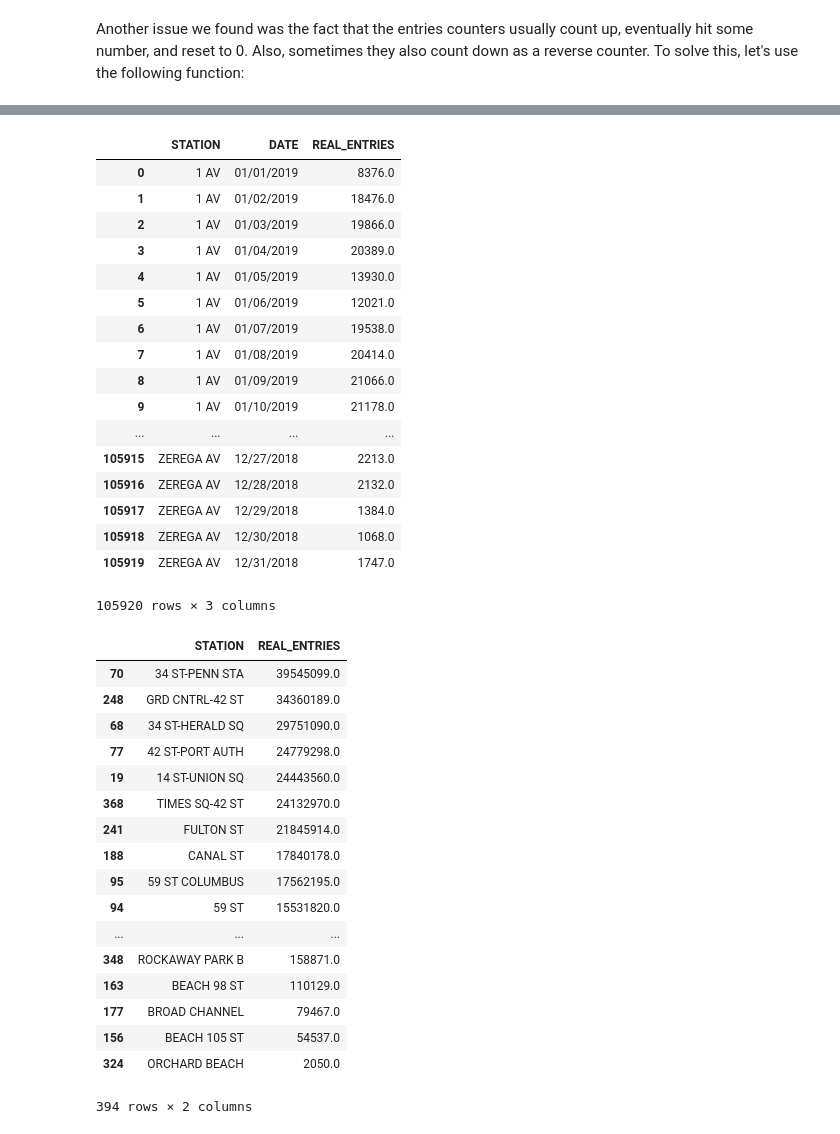
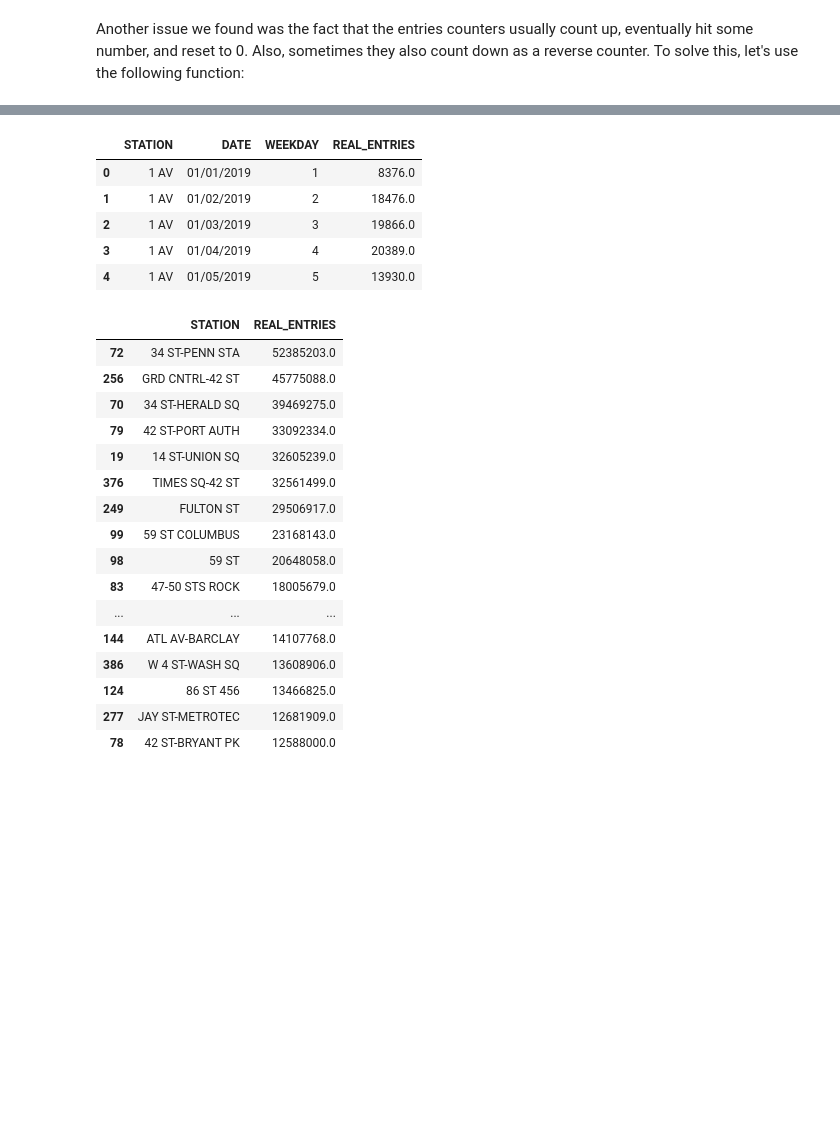
Before and after one commit to liviasalgueiro/Metis_Project-1, a Jupyter notebook: BlackBelt_Benson_Project.ipynb, the cells around one changed output, grey strips where cells are left out. Cells and saved outputs as stored; diff of their text form; code cells hidden in the pictures; blank space fills up the shorter version.

```diff
--- a/BlackBelt_Benson_Project.ipynb
+++ b/BlackBelt_Benson_Project.ipynb
@@ -129,7 +129,7 @@ memory usage: 723.5+ MB
 # %%
-# Since we want only the last quarter of 2018, let's remove the rows containing 2 september dates (29 and 30):
-sep = (df["DATE"] == '09/29/2018') | (df["DATE"] == '09/30/2018')
-df.drop(df[sep].index, inplace=True)
+# # Since we want only the last quarter of 2018, let's remove the rows containing 2 september dates (29 and 30):
+# sep = (df["DATE"] == '09/29/2018') | (df["DATE"] == '09/30/2018')
+# df.drop(df[sep].index, inplace=True)
 # %%
 sorted(df["DATE"].unique())
 # no more september dates
@@ -326,6 +326,10 @@ prob = ((df["STATION"] == '14 ST') |
 (df["STATION"] == '23 ST') |
 (df["STATION"] == '86 ST') |
 (df["STATION"] == '96 ST') |
+(df["STATION"] == 'CANAL ST') |
+(df["STATION"] == 'CHAMBERS ST') |
+(df["STATION"] == '50 ST') |
+(df["STATION"] == '28 ST') |
 (df["STATION"] == '125 ST'))
 df_prob = df[prob]
 # %%
@@ -485,0 +490,3 @@ df[df["STATION"] == "GRD CNTRL-42 ST"].sort_values(by=["REAL_ENTRIES"],ascending
+# %%
+df["WEEKDAY"] = df["DATE_TIME"].dt.dayofweek
+df.head()
@@ -485,0 +500,3 @@ df[df["STATION"] == "GRD CNTRL-42 ST"].sort_values(by=["REAL_ENTRIES"],ascending
+# %%
+df = df.assign(SESSION=pd.cut(df.DATE_TIME.dt.hour,[0,6,12,18,24],labels=['Dawn','Morning','Afternoon','Evening']))
+df
@@ -499,29 +535,17 @@ sns.distplot(df['REAL_ENTRIES']
 # %%
 # Let's first get the daily entries by station:
 stations_daily = \
-    (df.groupby(['STATION','DATE'])['REAL_ENTRIES'].sum()
+    (df.groupby(['STATION','DATE',"WEEKDAY"])['REAL_ENTRIES'].sum()
                  .reset_index())
 
-stations_daily
+stations_daily.head()
 # %% [output]
-|  | STATION | DATE | REAL_ENTRIES |
-| 0 | 1 AV | 01/01/2019 | 8376.0 |
-| 1 | 1 AV | 01/02/2019 | 18476.0 |
-| 2 | 1 AV | 01/03/2019 | 19866.0 |
-| 3 | 1 AV | 01/04/2019 | 20389.0 |
-| 4 | 1 AV | 01/05/2019 | 13930.0 |
-| 5 | 1 AV | 01/06/2019 | 12021.0 |
-| 6 | 1 AV | 01/07/2019 | 19538.0 |
-| 7 | 1 AV | 01/08/2019 | 20414.0 |
-| 8 | 1 AV | 01/09/2019 | 21066.0 |
-| 9 | 1 AV | 01/10/2019 | 21178.0 |
-| ... | ... | ... | ... |
-| 105915 | ZEREGA AV | 12/27/2018 | 2213.0 |
-| 105916 | ZEREGA AV | 12/28/2018 | 2132.0 |
-| 105917 | ZEREGA AV | 12/29/2018 | 1384.0 |
-| 105918 | ZEREGA AV | 12/30/2018 | 1068.0 |
-| 105919 | ZEREGA AV | 12/31/2018 | 1747.0 |
+|  | STATION | DATE | WEEKDAY | REAL_ENTRIES |
+| 0 | 1 AV | 01/01/2019 | 1 | 8376.0 |
+| 1 | 1 AV | 01/02/2019 | 2 | 18476.0 |
+| 2 | 1 AV | 01/03/2019 | 3 | 19866.0 |
+| 3 | 1 AV | 01/04/2019 | 4 | 20389.0 |
+| 4 | 1 AV | 01/05/2019 | 5 | 13930.0 |
-105920 rows × 3 columns
 # %%
 # To discover the stations with more entries:
 stations = \
@@ -529,24 +553,23 @@ stations = \
                    .reset_index()
                    .sort_values(by='REAL_ENTRIES',ascending=False))
 
-stations
+stations.head(20)
 # %% [output]
 |  | STATION | REAL_ENTRIES |
-| 70 | 34 ST-PENN STA | 39545099.0 |
-| 248 | GRD CNTRL-42 ST | 34360189.0 |
-| 68 | 34 ST-HERALD SQ | 29751090.0 |
-| 77 | 42 ST-PORT AUTH | 24779298.0 |
-| 19 | 14 ST-UNION SQ | 24443560.0 |
-| 368 | TIMES SQ-42 ST | 24132970.0 |
-| 241 | FULTON ST | 21845914.0 |
-| 188 | CANAL ST | 17840178.0 |
-| 95 | 59 ST COLUMBUS | 17562195.0 |
-| 94 | 59 ST | 15531820.0 |
+| 72 | 34 ST-PENN STA | 52385203.0 |
+| 256 | GRD CNTRL-42 ST | 45775088.0 |
+| 70 | 34 ST-HERALD SQ | 39469275.0 |
+| 79 | 42 ST-PORT AUTH | 33092334.0 |
+| 19 | 14 ST-UNION SQ | 32605239.0 |
+| 376 | TIMES SQ-42 ST | 32561499.0 |
+| 249 | FULTON ST | 29506917.0 |
+| 99 | 59 ST COLUMBUS | 23168143.0 |
+| 98 | 59 ST | 20648058.0 |
+| 83 | 47-50 STS ROCK | 18005679.0 |
 | ... | ... | ... |
-| 348 | ROCKAWAY PARK B | 158871.0 |
-| 163 | BEACH 98 ST | 110129.0 |
-| 177 | BROAD CHANNEL | 79467.0 |
-| 156 | BEACH 105 ST | 54537.0 |
-| 324 | ORCHARD BEACH | 2050.0 |
+| 144 | ATL AV-BARCLAY | 14107768.0 |
+| 386 | W 4 ST-WASH SQ | 13608906.0 |
+| 124 | 86 ST 456 | 13466825.0 |
+| 277 | JAY ST-METROTEC | 12681909.0 |
+| 78 | 42 ST-BRYANT PK | 12588000.0 |
-394 rows × 2 columns
 # %%
```
Also changed, not shown: parts of 45 cells of this notebook.
